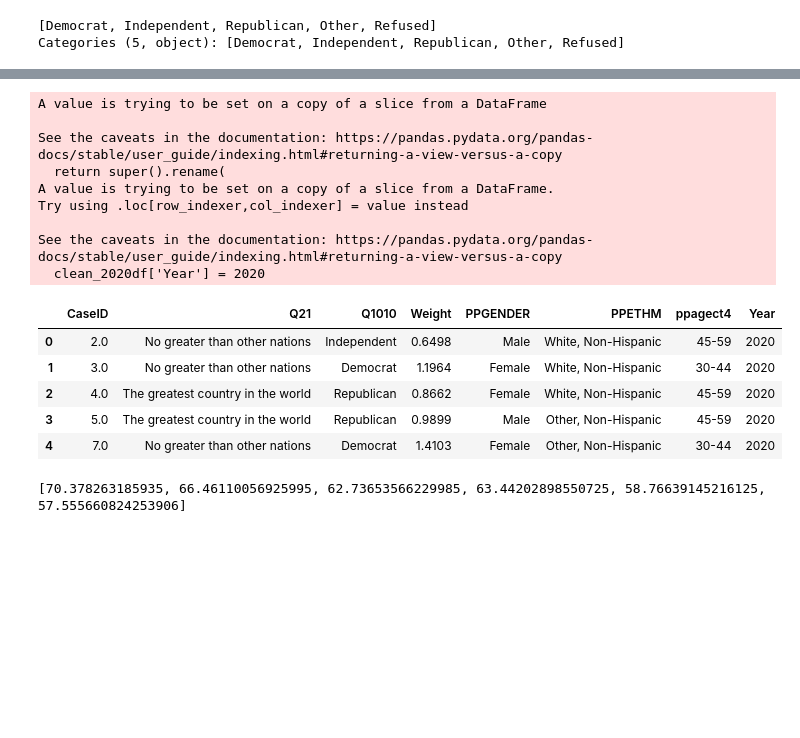
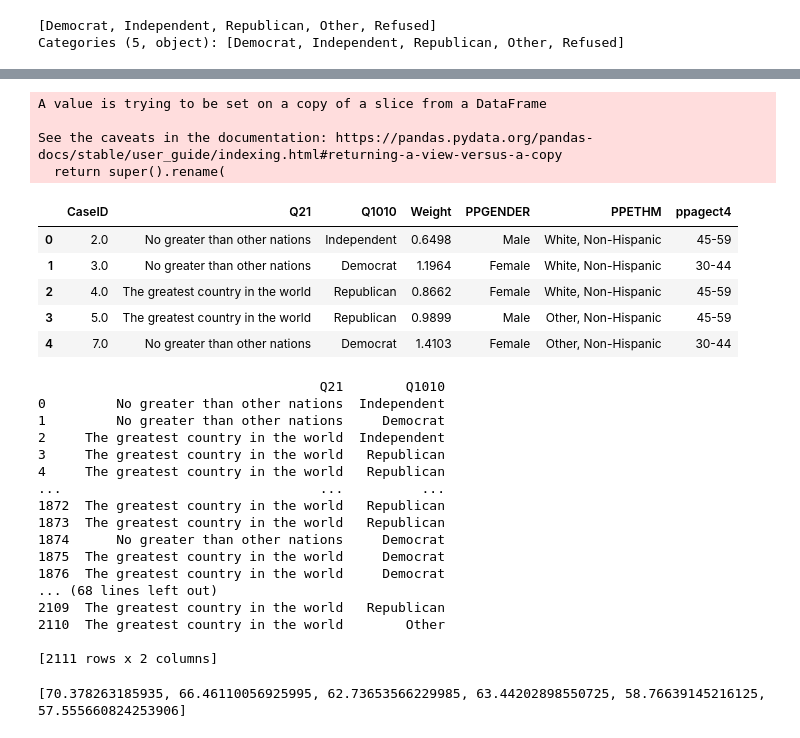
Before and after one commit to wesdevclimb/CodeLouPython2, a Jupyter notebook: Project/ProjectNotebook.ipynb, the cells around one changed output, grey strips where cells are left out. Saved outputs shown, nothing was run; the diff lists cells and outputs as text; code cells hidden in the pictures; blank space fills up the shorter version.

```diff
--- a/Project/ProjectNotebook.ipynb
+++ b/Project/ProjectNotebook.ipynb
@@ -164,26 +143,46 @@ See the caveats in the documentation: https://pandas.pydata.org/pandas-docs/stab
 # %%
 clean_2020df = CCGA2020df[['CaseID', 'Q21', 'Q1010', "weight", "PPGENDER", "PPETHM", "ppagect4"]]
 clean_2020df.rename(columns = {
     'weight':'Weight'
 }, inplace=True)
-clean_2020df['Year'] = 2020
+#clean_2020df['Year'] = 2020
 clean_2020df.head()
 # %% [output]
 A value is trying to be set on a copy of a slice from a DataFrame
 
 See the caveats in the documentation: https://pandas.pydata.org/pandas-docs/stable/user_guide/indexing.html#returning-a-view-versus-a-copy
   return super().rename(
-A value is trying to be set on a copy of a slice from a DataFrame.
-Try using .loc[row_indexer,col_indexer] = value instead
-
-See the caveats in the documentation: https://pandas.pydata.org/pandas-docs/stable/user_guide/indexing.html#returning-a-view-versus-a-copy
-  clean_2020df['Year'] = 2020
-|  | CaseID | Q21 | Q1010 | Weight | PPGENDER | PPETHM | ppagect4 | Year |
-| 0 | 2.0 | No greater than other nations | Independent | 0.6498 | Male | White, Non-Hispanic | 45-59 | 2020 |
-| 1 | 3.0 | No greater than other nations | Democrat | 1.1964 | Female | White, Non-Hispanic | 30-44 | 2020 |
-| 2 | 4.0 | The greatest country in the world | Republican | 0.8662 | Female | White, Non-Hispanic | 45-59 | 2020 |
-| 3 | 5.0 | The greatest country in the world | Republican | 0.9899 | Male | Other, Non-Hispanic | 45-59 | 2020 |
-| 4 | 7.0 | No greater than other nations | Democrat | 1.4103 | Female | Other, Non-Hispanic | 30-44 | 2020 |
+|  | CaseID | Q21 | Q1010 | Weight | PPGENDER | PPETHM | ppagect4 |
+| 0 | 2.0 | No greater than other nations | Independent | 0.6498 | Male | White, Non-Hispanic | 45-59 |
+| 1 | 3.0 | No greater than other nations | Democrat | 1.1964 | Female | White, Non-Hispanic | 30-44 |
+| 2 | 4.0 | The greatest country in the world | Republican | 0.8662 | Female | White, Non-Hispanic | 45-59 |
+| 3 | 5.0 | The greatest country in the world | Republican | 0.9899 | Male | Other, Non-Hispanic | 45-59 |
+| 4 | 7.0 | No greater than other nations | Democrat | 1.4103 | Female | Other, Non-Hispanic | 30-44 |
+# %%
+frames = [clean_2012df, clean_2014df, clean_2016df, clean_2017df, clean_2019df, clean_2020df]
+keys=[2012, 2014, 2016, 2017, 2019, 2020]
+all_years_df = pd.concat(frames, keys=[2012, 2014, 2016, 2017, 2019, 2020])
+
+for year in keys:
+    print(all_years_df.loc[year][['Q21', 'Q1010']])
+# %% [output]
+                                    Q21        Q1010
+0         No greater than other nations  Independent
+1         No greater than other nations     Democrat
+2     The greatest country in the world  Independent
+3     The greatest country in the world   Republican
+4     The greatest country in the world   Republican
+...                                 ...          ...
+1872  The greatest country in the world   Republican
+1873  The greatest country in the world   Republican
+1874      No greater than other nations     Democrat
+1875  The greatest country in the world     Democrat
+1876  The greatest country in the world     Democrat
+... (68 lines left out)
+2109  The greatest country in the world   Republican
+2110  The greatest country in the world        Other
+
+[2111 rows x 2 columns]
 # %%
 exceptionalism_2012_mask=CCGA2012df['Q21'] == "The greatest country in the world"
 exceptionalism_2014_mask=CCGA2014df['q21'] == "The greatest country in the world"
```
Also changed, not shown: parts of 6 cells of this notebook, 1 other file.
